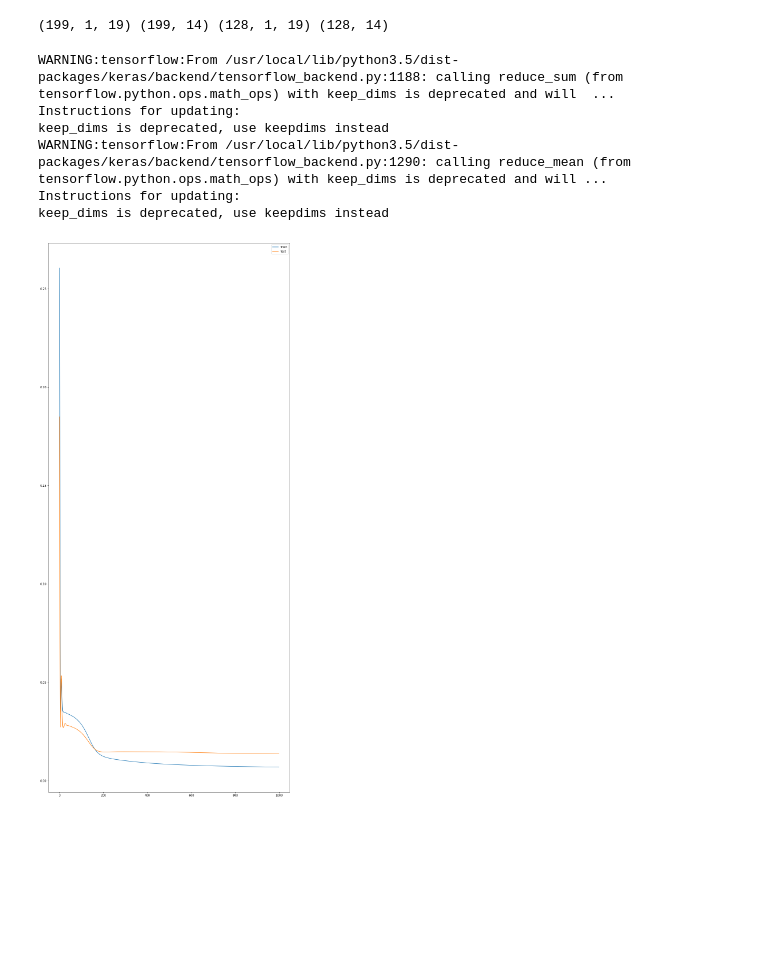
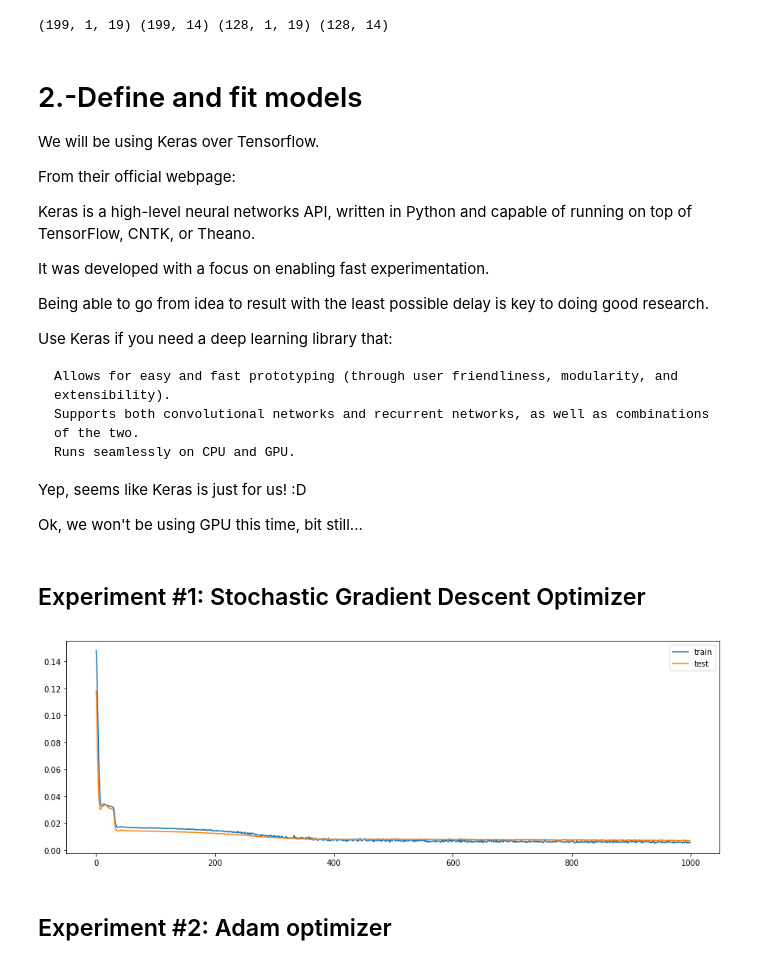
Before and after one commit to ndujar/friendly-computing-machine, a Jupyter notebook: Deep learning predictor.ipynb, the cells around one changed output. Drawn from its saved outputs; the diff is of its cells as text; code cells hidden in the pictures; blank space fills up the shorter version.

```diff
--- a/Deep learning predictor.ipynb
+++ b/Deep learning predictor.ipynb
@@ -113,32 +96,76 @@ out_test_values = scaler.fit_transform(out_test_values).astype('float32')
 # %%
-# reshape input to be 3D [samples, timesteps, features], so that the LSTM layer can be included in the model
+# We have to extract the values from the data frame to operate with them.
+in_training_values = in_training_df.values
+in_test_values = in_test_df.values
+out_training_values = out_training_df.values
+out_test_values = out_test_df.values
+
+# Normalize features and ensure all data is float.The MinMaxScaler is fed with a numpy.ndarray
+# obtained from the respective dataframe
+scaler = MinMaxScaler(feature_range=(0, 1))
+in_training_values = scaler.fit_transform(in_training_values).astype('float32')
+in_test_values = scaler.fit_transform(in_test_values).astype('float32')
+out_training_values = scaler.fit_transform(out_training_values).astype('float32')
+out_test_values = scaler.fit_transform(out_test_values).astype('float32')
+
+# Reshape input to be 3D [samples, timesteps, features], so that the LSTM layer can be included in the model
 in_training_values = in_training_values.reshape((in_training_values.shape[0], 1, in_training_values.shape[1]))
 in_test_values = in_test_values.reshape((in_test_values.shape[0], 1, in_test_values.shape[1]))
+
+# Output the shapes
 print(in_training_values.shape, out_training_values.shape, in_test_values.shape, out_test_values.shape)
+
+#Change the size of subsequent charts to make them easier to visualize
+pyplot.rcParams['figure.figsize'] = [15, 5]
 # %% [output]
 (199, 1, 19) (199, 14) (128, 1, 19) (128, 14)
+# %% [markdown]
+# 2.-Define and fit models
+
+We will be using Keras over Tensorflow.
+
+From their official webpage:
+
+Keras is a high-level neural networks API, written in Python and capable of running on top of TensorFlow, CNTK, or Theano.
+
+It was developed with a focus on enabling fast experimentation.
+
+Being able to go from idea to result with the least possible delay is key to doing good research.
+
+Use Keras if you need a deep learning library that:
+
+    Allows for easy and fast prototyping (through user friendliness, modularity, and extensibility).
+    Supports both convolutional networks and recurrent networks, as well as combinations of the two.
+    Runs seamlessly on CPU and GPU.
+
+Yep, seems like Keras is just for us! :D
+
+Ok, we won't be using GPU this time, bit still...
+# %% [markdown]
+## Experiment #1: Stochastic Gradient Descent Optimizer
 # %%
-# design network
+# The design of the network stacks an LSTM (RNN) layer on top of a dropout and a fully connected layers.
+# The addition of dropoutlayers in known to help with overfitting problems likethe ones encountered
+# during hyperparameter tuning
 sgd_model = Sequential()
 sgd_model.add(LSTM(5, input_shape=(in_training_values.shape[1], in_training_values.shape[2])))
+sgd_model.add(Dropout(0.2))
 sgd_model.add(Dense(14))
 
+# Compile the model with Stochastic Gradient Descent to begin with
 sgd = SGD(lr=0.1, momentum=0.9, decay=0.0, nesterov=False)
-sgd_model.compile(loss='mean_squared_error', optimizer=sgd)
-# fit network
+sgd_model.compile(loss='mean_squared_logarithmic_error', optimizer=sgd)
+
+# Fit network
 history = sgd_model.fit(in_training_values, out_training_values, epochs=1000, batch_size=int(len(in_training_values)*0.5), validation_data=(in_test_values, out_test_values), verbose=0, shuffle=False)
 
 # plot history
 pyplot.plot(history.history['loss'], label='train')
 pyplot.plot(history.history['val_loss'], label='test')
 pyplot.legend()
 pyplot.show()
 # %% [output]
-WARNING:tensorflow:From /usr/local/lib/python3.5/dist-packages/keras/backend/tensorflow_backend.py:1188: calling reduce_sum (from tensorflow.python.ops.math_ops) with keep_dims is deprecated and will  ...
-Instructions for updating:
-keep_dims is deprecated, use keepdims instead
-WARNING:tensorflow:From /usr/local/lib/python3.5/dist-packages/keras/backend/tensorflow_backend.py:1290: calling reduce_mean (from tensorflow.python.ops.math_ops) with keep_dims is deprecated and will ...
-Instructions for updating:
-keep_dims is deprecated, use keepdims instead
-[figure, old version]
+[figure, new version]
+# %% [markdown]
+## Experiment #2: Adam optimizer
 # %%
```
Also changed, not shown: parts of 24 cells of this notebook.
